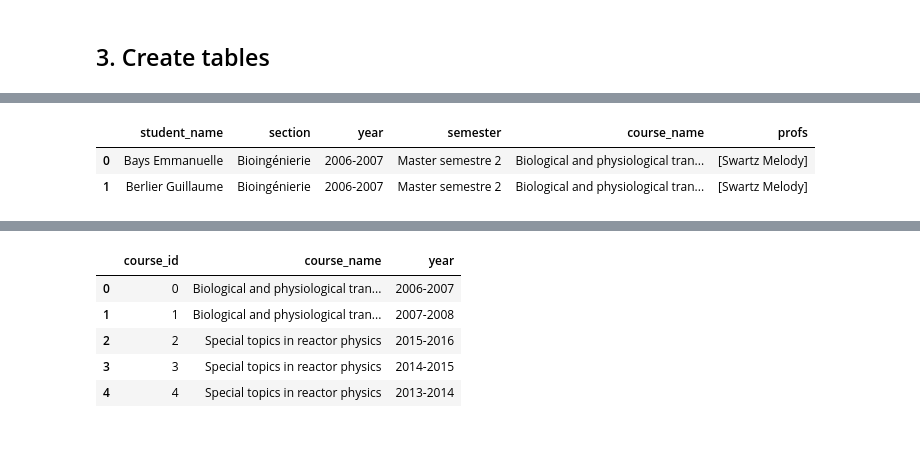
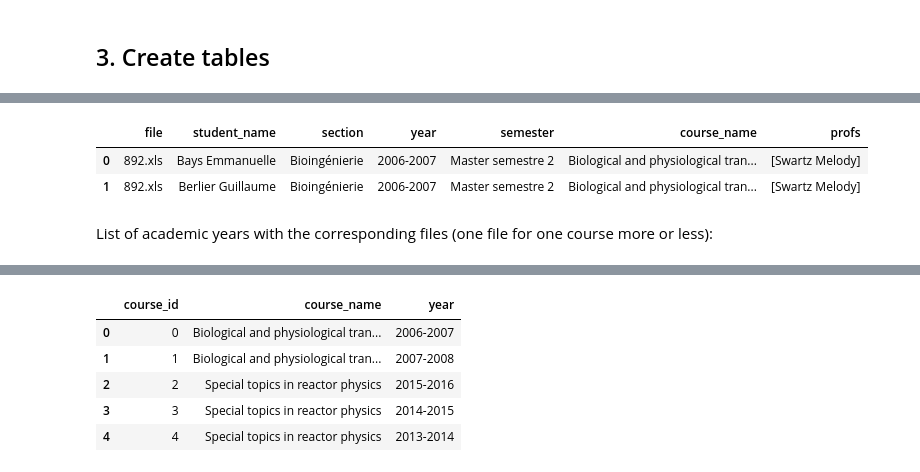
Before and after one commit to com-480-data-visualization/com-480-project-xiaozu, a Jupyter notebook: src/data-analysis/preprocessing.ipynb, the cells around one changed output, grey strips where cells are left out. Drawn from its saved outputs; the diff is of its cells as text; code cells hidden in the pictures; blank space fills up the shorter version.

```diff
--- a/src/data-analysis/preprocessing.ipynb
+++ b/src/data-analysis/preprocessing.ipynb
@@ -10,6 +18,8 @@ import pandas as pd
 # %%
 # Directory with the .xls files taken from is-academia public access
-xls_dir = '../../data/'
+data_dir = '../../data/'
+xls_dir = data_dir + 'xls/'
+
 
 # Iterate over files and keep only the master courses files
 master_files = []
@@ -19,6 +29,6 @@ for file in os.listdir(xls_dir):
         continue
     f = open(path, encoding='latin-1')
     content = f.read()
-    if 'Master' in content:
+    if 'Master' in content and 'Cdl' not in content:
         master_files += [file]
 # %%
@@ -69,5 +91,7 @@ def parse_group_info(group_info, def_section, def_year, def_sem):
 # %%
 %%time
+
+# File parser
 course_id = 1
 enrollment_lst = []
 ignored_files = []
@@ -77,27 +101,30 @@ for file in master_files:
     page_body = f.read()
     soup = BeautifulSoup(page_body, 'html.parser')
 
-    # Parse the course general information:
-    # - class_name
-    # - professors
-
     # empty values
     class_name = None
     profs = []
     def_section = None
     def_year = None
     def_semester = None
+
     for tr in soup.body.table.findAll('tr',recursive=False):
         class_info = tr.findAll('th', recursive=False)
         # If it contains info for a new class
         if len(class_info) > 0:
             if len(class_info) != 2:
                 print('Error: More than two lines descrbing the course (the lines should be course name and prof)')
+            # Parse the course general information:
+            # - class_name
+            # - professors (as list)
             class_name, profs = parse_class_info(class_info)
-            #print(file, class_name, profs)
         else:
-            # Check if it contains a table of students or it start a new set of students
-            # New set of students
+            # Student for each class are divided in sub-tables depending on section/semester
+            # We can have two possible values:
+            # - info for a new subset of students (section,year,semester)
+            # - list of students (as table)
+
+            # Info for a new subset of students
             if len(tr.findAll('table')) == 0:
                 # Parse common info for this group of students
                 def_section, def_year, def_semester = parse_group_info(tr.text, def_section, def_year, def_semester)
@@ -105,7 +132,10 @@ for file in master_files:
             # Table containing the students
             else:
                 for table in tr.findAll('table', recurive=False):
-                    # Format for files that ocntains project info
+                    # Some files contains info about semester/master project
+                    # We decided to ignore those files for now and focus only on courses
+
+                    # Format for files that contains project info
                     if len(table.findAll('table')) > 0:
                         ignoreFile = True
                         break
@@ -113,9 +143,6 @@ for file in master_files:
                     # Format for list of students in class
                     for student in table.findAll('tr'):
                         tds = student.findAll('td')
-                        #if len(tds) != 3:
-                            #print(file, student)
-                            #ignoreFile = True
                         name, student_info, extra = tds[:3]
                         name = name.text
                         if len(extra) > 0:
@@ -125,12 +152,10 @@ for file in master_files:
                         else:
                             section, year, semester = def_section, def_year, def_semester
 
-                        # Save enrollment
+                        # Save informations about an enrollment
                         if not ignoreFile:
-                            #if len(year) == 0:
-                            #    print(file, name)
-                            enrollment_lst += [(name, section, year, semester, class_name, profs)]
-
+                            #print(section, year, semester)
+                            enrollment_lst += [(file, name, section, year, semester, class_name, profs)]
     if ignoreFile:
         ignored_files += [file]
 #enrollment_lst
@@ -184,9 +211,11 @@ enrollment_lst[:3]
   'Biological and physiological transport',
   ['Swartz Melody'])]
 # %%
-df_enrollment_large = pd.DataFrame(enrollment_lst, columns=['student_name', 'section', 'year', 'semester', 'course_name', 'profs'])
+df_enrollment_large = pd.DataFrame(enrollment_lst, columns=['file', 'student_name', 'section', 'year', 'semester', 'course_name', 'profs'])
 df_enrollment_large.head(2)
 # %% [output]
-|  | student_name | section | year | semester | course_name | profs |
-| 0 | Bays Emmanuelle | Bioingénierie | 2006-2007 | Master semestre 2 | Biological and physiological tran... | [Swartz Melody] |
-| 1 | Berlier Guillaume | Bioingénierie | 2006-2007 | Master semestre 2 | Biological and physiological tran... | [Swartz Melody] |
+|  | file | student_name | section | year | semester | course_name | profs |
+| 0 | 892.xls | Bays Emmanuelle | Bioingénierie | 2006-2007 | Master semestre 2 | Biological and physiological tran... | [Swartz Melody] |
+| 1 | 892.xls | Berlier Guillaume | Bioingénierie | 2006-2007 | Master semestre 2 | Biological and physiological tran... | [Swartz Melody] |
+# %% [markdown]
+List of academic years with the corresponding files (one file for one course more or less):
```
Also changed, not shown: parts of 41 cells of this notebook, 5 other files.
